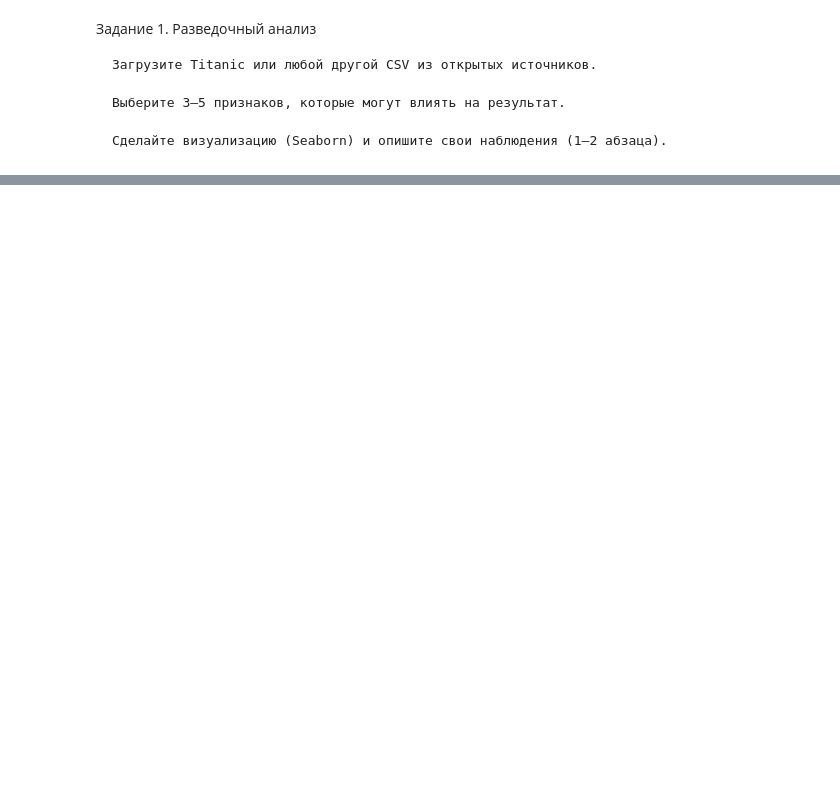
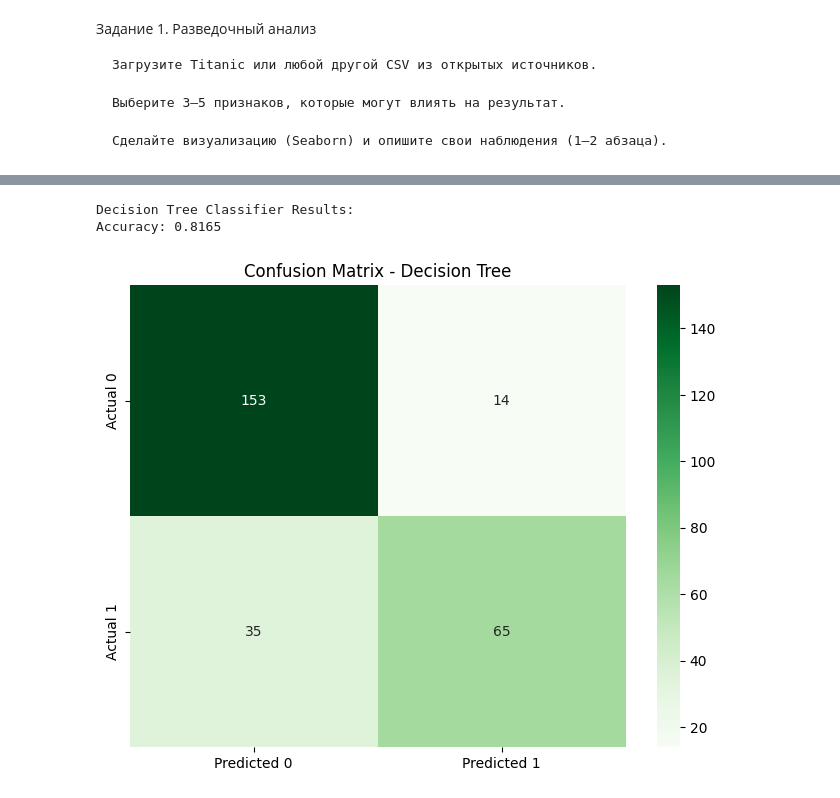
Before and after one commit to StepanPro999636/bool_bool, a Jupyter notebook: homework/homework_lesson4_Lazarenko_Stephan.ipynb, the cells around one changed output, grey strips where cells are left out. Saved outputs shown, nothing was run; the diff lists cells and outputs as text; code cells hidden in the pictures; blank space fills up the shorter version.

```diff
--- a/homework/homework_lesson4_Lazarenko_Stephan.ipynb
+++ b/homework/homework_lesson4_Lazarenko_Stephan.ipynb
@@ -35,0 +154,24 @@ tit
+# %%
+# Обучение Decision Tree Classifier
+tree_model = DecisionTreeClassifier(max_depth=4, random_state=42)
+tree_model.fit(X_train, y_train)
+
+# Предсказания и оценка
+y_pred_tree = tree_model.predict(X_test)
+acc_tree = accuracy_score(y_test, y_pred_tree)
+
+print("Decision Tree Classifier Results:")
+print(f"Accuracy: {acc_tree:.4f}")
+
+# Confusion Matrix для Decision Tree
+cm_tree = confusion_matrix(y_test, y_pred_tree)
+plt.figure(figsize=(8, 6))
+sns.heatmap(cm_tree, annot=True, fmt='d', cmap='Greens',
+            xticklabels=['Predicted 0', 'Predicted 1'],
+            yticklabels=['Actual 0', 'Actual 1'])
+plt.title('Confusion Matrix - Decision Tree')
+plt.show()
+# %% [output]
+Decision Tree Classifier Results:
+Accuracy: 0.8165
+[figure, added]
```
Also changed, not shown: parts of 13 cells of this notebook.
